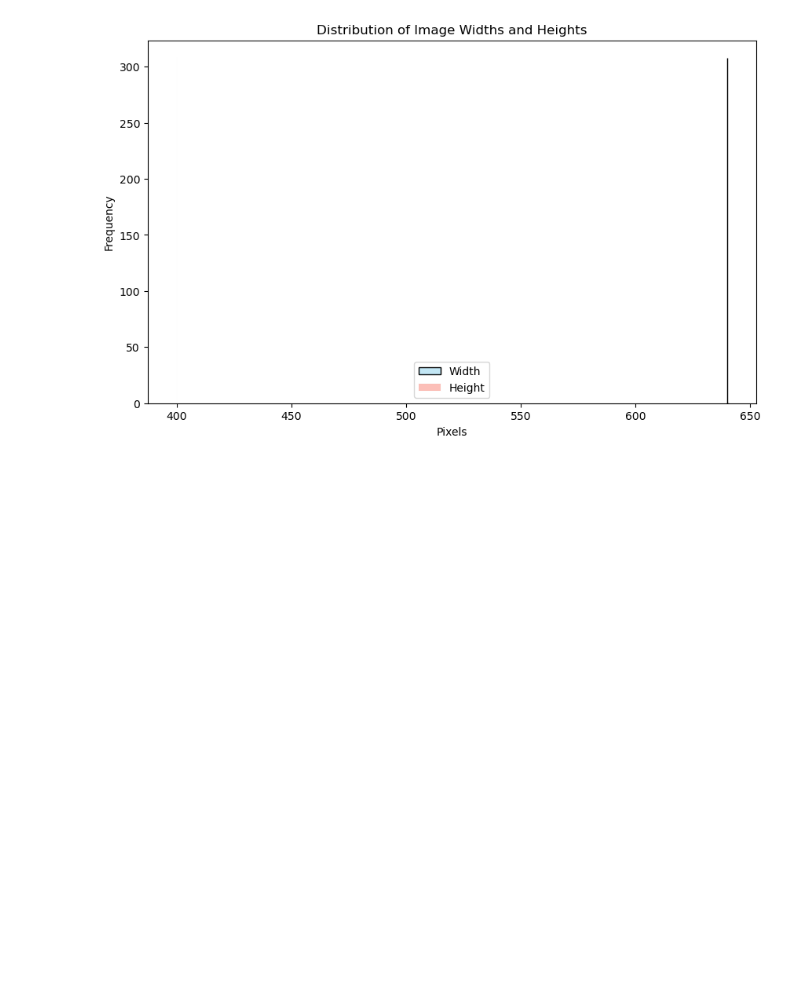
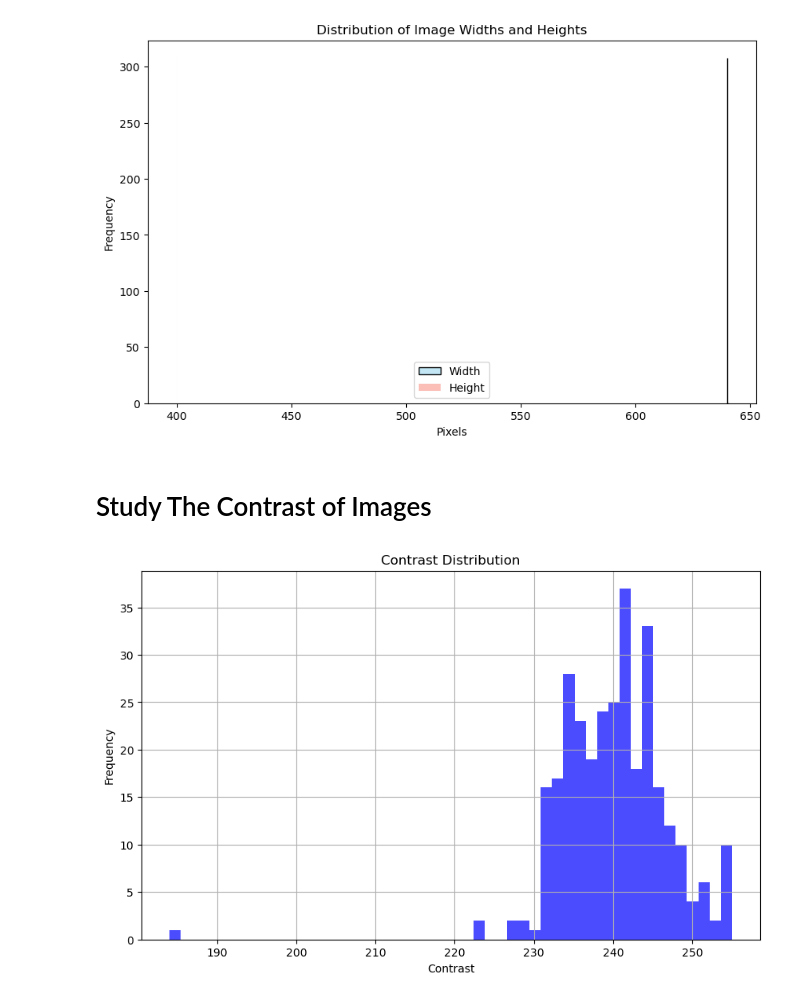
Before and after one commit to izellale/probe_detection, a Jupyter notebook: notebooks/eda.ipynb, the cells around one changed output. Cells and saved outputs as stored; diff of their text form; code cells hidden in the pictures; blank space fills up the shorter version.

Commit message:
contrast analysis

```diff
--- a/notebooks/eda.ipynb
+++ b/notebooks/eda.ipynb
@@ -182,3 +183,35 @@ min    640.0   400.0
 75%    640.0   400.0
 max    640.0   400.0
 [figure]
+# %% [markdown]
+# Study The Contrast of Images
+# %%
+def calculate_contrast(image):
+    """Calculate the contrast of an image."""
+    gray = cv2.cvtColor(image, cv2.COLOR_BGR2GRAY)
+    contrast = gray.max() - gray.min()
+    return contrast
+# %%
+raw_images_folder = os.path.join(os.path.dirname(os.getcwd()), 'data', 'raw_images')
+contrasts = []
+images = []
+
+for filename in os.listdir(raw_images_folder):
+    img_path = os.path.join(raw_images_folder, filename)
+    image = cv2.imread(img_path)
+
+    if image is not None:
+        contrast = calculate_contrast(image)
+        contrasts.append(contrast)
+        images.append(image)
+
+# Plotting the distribution of contrast
+plt.figure(figsize=(10, 6))
+plt.hist(contrasts, bins=50, color='blue', alpha=0.7)
+plt.title('Contrast Distribution')
+plt.xlabel('Contrast')
+plt.ylabel('Frequency')
+plt.grid()
+plt.show()
+# %% [output]
+[figure, added]
```
Also changed, not shown: parts of 7 cells of this notebook.
